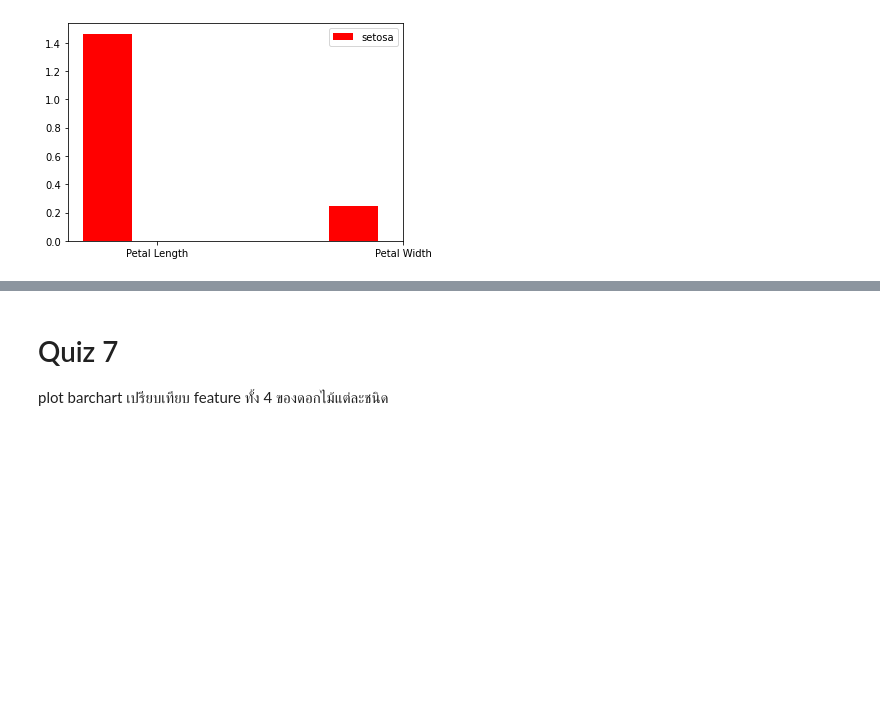
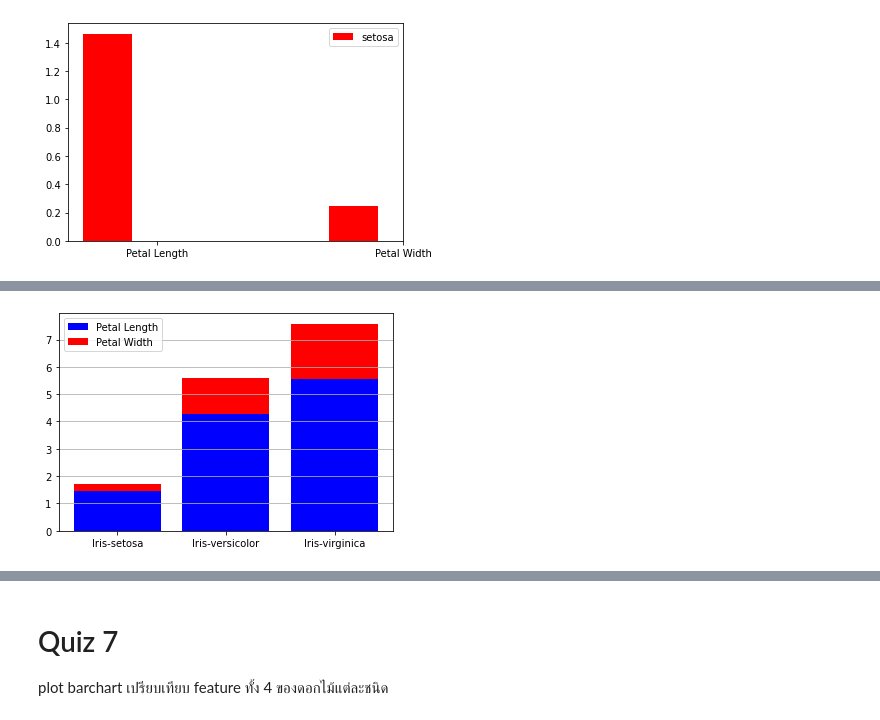
Before and after one commit to Ninkrn/BasicProg_Dataviz65, a Jupyter notebook: DataViz04_Data_Comparison.ipynb, the cells around one changed output, grey strips where cells are left out. Drawn from its saved outputs; the diff is of its cells as text; code cells hidden in the pictures; blank space fills up the shorter version.

```diff
--- a/DataViz04_Data_Comparison.ipynb
+++ b/DataViz04_Data_Comparison.ipynb
@@ -280,0 +285,8 @@ plt.legend();
+# %%
+plt.bar([1,2,3],sample_data['PetalLength'],color='b',label='Petal Length')
+plt.bar([1,2,3],sample_data['PetalWidth'],bottom=sample_data['PetalLength'],color='r',label='Petal Width')
+plt.xticks([1,2,3], sample_data.reset_index()['Name'])
+plt.grid(True,axis='y')
+plt.legend();
+# %% [output]
+[figure, added]
```
Also changed, not shown: parts of 57 cells of this notebook.
